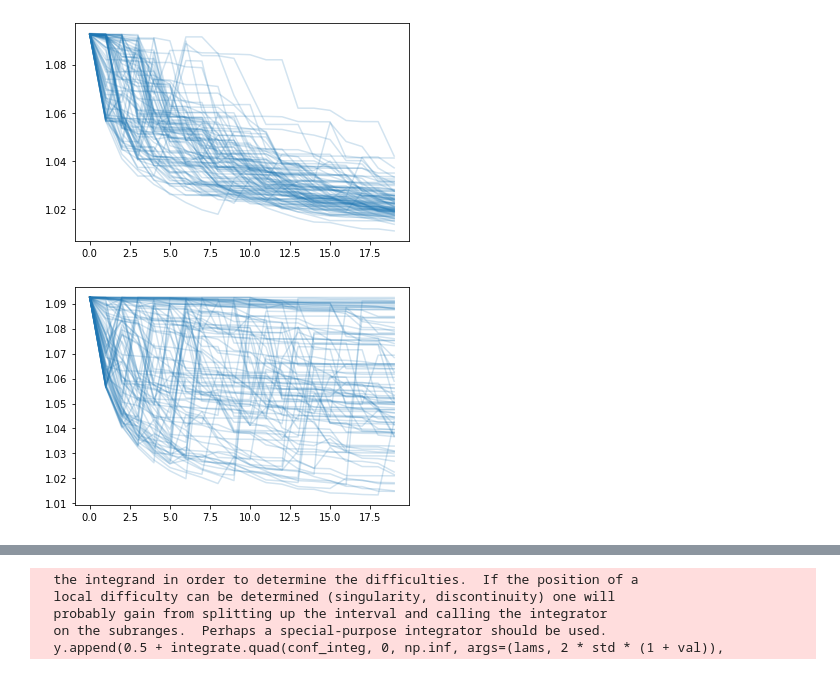
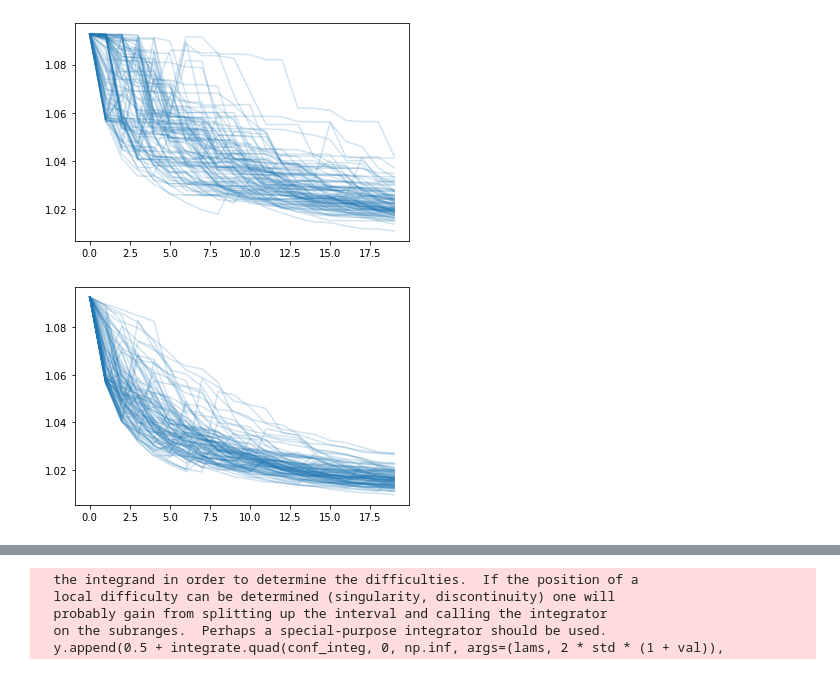
Before and after one commit to jlcbrown/FFT_hypoexp_comp, a Jupyter notebook: FFT_computation_testing.ipynb, the cells around one changed output, grey strips where cells are left out. Cells and saved outputs as stored; diff of their text form; code cells hidden in the pictures.

Commit message:
make some plots

```diff
--- a/FFT_computation_testing.ipynb
+++ b/FFT_computation_testing.ipynb
@@ -165,7 +165,7 @@ def bihyp_exp_cf(t, lams, norm='sum'):
     else:
         raise ValueError("Only valid norms are 'sum', 'avg', and 'z-score'.")
 
-    cf = np.prod([1 / (1 + t**2 / lam**2) for lam in lams], axis=0)
+    cf = np.prod(1 / (1 + t**2 / lams**2) , axis=0)
     return(cf)
 
 def do_print(x, f, msg):
@@ -177,7 +177,9 @@ def four_panel_comp(norm='sum', print_norm=True, print_var=True, lam_use=None):
 
     t = np.arange(-6.4, 6.4, 0.1)
     lams = np.ones(1)
-    fhat = bihyp_exp_cf(t, lams, norm=norm)
+    fhat = np.zeros(len(t))
+    for t_ind in range(len(t)):
+        fhat[t_ind] = bihyp_exp_cf(t[t_ind], lams, norm=norm)
 
     fig, ax = plt.subplots(nrows=2, ncols=2, figsize=(15, 10))
     ax[0, 0].plot(t, fhat)
@@ -194,7 +196,10 @@ def four_panel_comp(norm='sum', print_norm=True, print_var=True, lam_use=None):
         lams = np.ones(5)
     else:
         lams = lam_use
-    fhat = bihyp_exp_cf(t, lams, norm=norm)
+    fhat = np.zeros(len(t))
+    for t_ind in range(len(t)):
+        fhat[t_ind] = bihyp_exp_cf(t[t_ind], lams, norm=norm)
+
     ax[0, 1].plot(t, fhat)
     ax[0, 1].set_title("5 Lambdas")
     x, f = fft_cont(t, fhat)
@@ -282,10 +287,9 @@ plt.plot(t, integ)
 [<matplotlib.lines.Line2D at 0x...>]
 [figure]
 # %%
-def get_cdf(lams, mode='avg', limit=200):
+def get_cdf(lams, vals=np.arange(0, 0.11, 0.01), mode='avg', limit=200):
 
     y = []
-    vals = np.arange(0, 0.21, 0.01)
     num_ninf = np.logical_not(np.isinf(lams)).sum(axis=0)
     var = 2 * np.sum(1 / lams**2, axis=0)
     if mode == 'avg':# infs mean they're not actually summed
@@ -363,0 +370,5 @@ inv = get_conf_rat(lams)
+# %%
+%%timeit
+#lams = np.random.uniform(low=1, high=2, size=[10, 10])
+lams = np.random.uniform([10, 10 * 100])
+inv = get_conf_rat(lams)
@@ -424,9 +438,9 @@ for conf_ind in range(100):
 # %% [output]
 [figure]
 # %%
-confs = plaw_conf_sim(plind=0.3, Nsum=20, tri=True, limit=200)
+confs = plaw_conf_sim(plind=0.3, Nsum=20, tri=True, limit=200, maxlam=1e1)
 conf_res = confs.reshape([100, 20])
 for conf_ind in range(100):
     plt.plot(conf_res[conf_ind, :], color='tab:blue', alpha=0.2)
 # %% [output]
-[figure, old version]
+[figure, new version]
```
Also changed, not shown: parts of 17 cells of this notebook.
